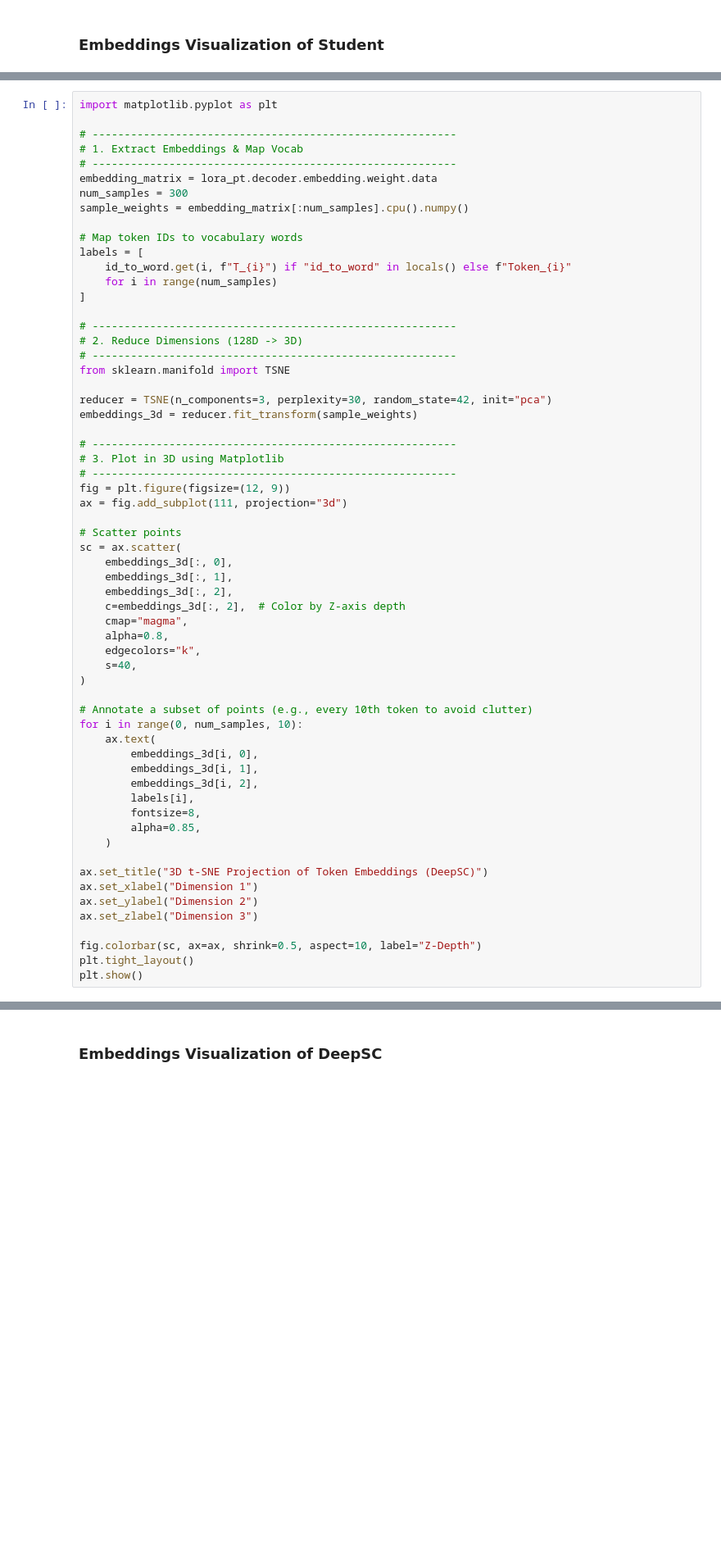
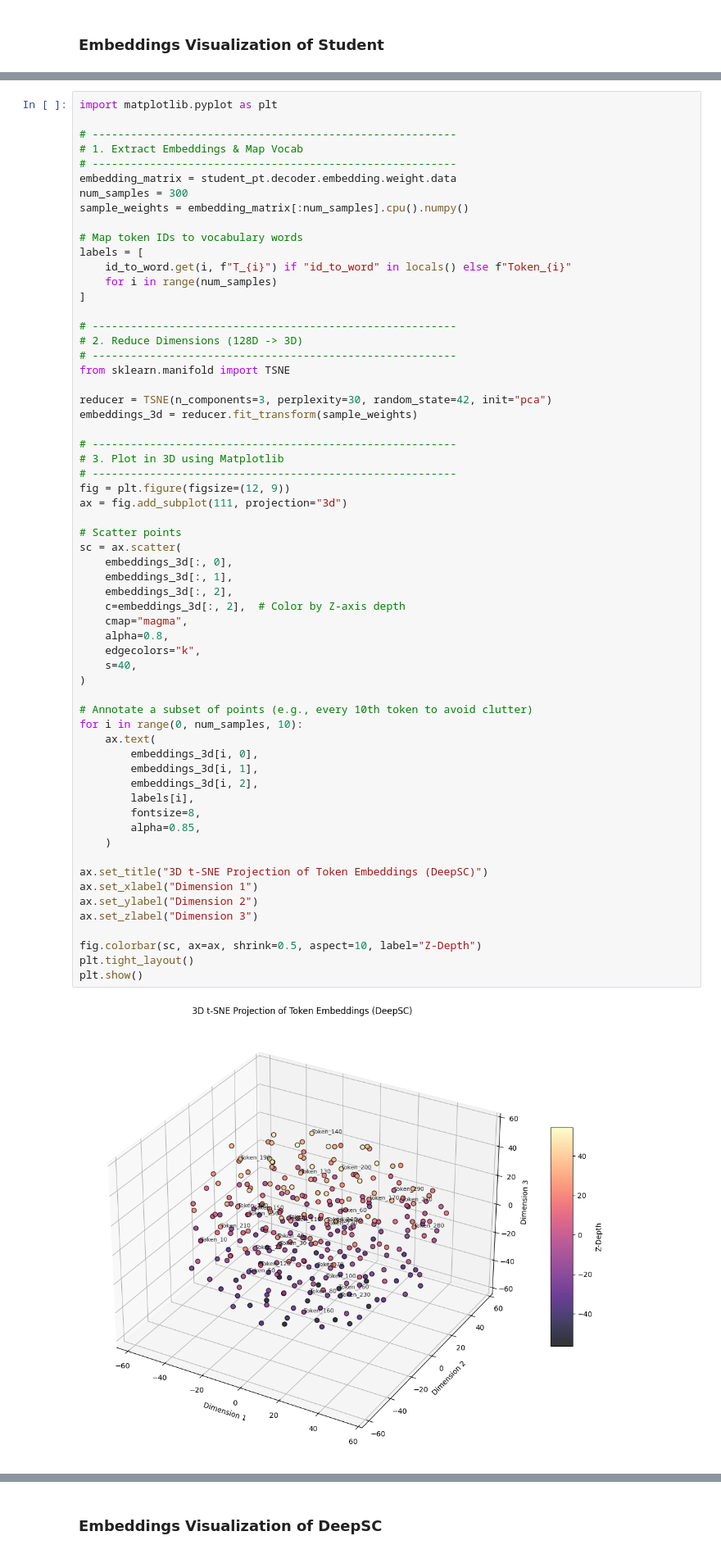
Before and after one commit to pesqSC/DeepSC, a Jupyter notebook: test_BPE.ipynb, the cells around one changed output, grey strips where cells are left out. Shown at 82% size. Drawn from its saved outputs; the diff is of its cells as text; blank space fills up the shorter version.

```diff
--- a/test_BPE.ipynb
+++ b/test_BPE.ipynb
@@ -1402,7 +1426,7 @@ import matplotlib.pyplot as plt
 # ---------------------------------------------------------
 # 1. Extract Embeddings & Map Vocab
 # ---------------------------------------------------------
-embedding_matrix = lora_pt.decoder.embedding.weight.data
+embedding_matrix = student_pt.decoder.embedding.weight.data
 num_samples = 300
 sample_weights = embedding_matrix[:num_samples].cpu().numpy()
 
@@ -1430,31 +1454,33 @@ ax = fig.add_subplot(111, projection="3d")
 sc = ax.scatter(
     embeddings_3d[:, 0],
     embeddings_3d[:, 1],
     embeddings_3d[:, 2],
     c=embeddings_3d[:, 2],  # Color by Z-axis depth
     cmap="magma",
     alpha=0.8,
     edgecolors="k",
     s=40,
 )
 
 # Annotate a subset of points (e.g., every 10th token to avoid clutter)
 for i in range(0, num_samples, 10):
     ax.text(
         embeddings_3d[i, 0],
         embeddings_3d[i, 1],
         embeddings_3d[i, 2],
         labels[i],
         fontsize=8,
         alpha=0.85,
     )
 
 ax.set_title("3D t-SNE Projection of Token Embeddings (DeepSC)")
 ax.set_xlabel("Dimension 1")
 ax.set_ylabel("Dimension 2")
 ax.set_zlabel("Dimension 3")
 
 fig.colorbar(sc, ax=ax, shrink=0.5, aspect=10, label="Z-Depth")
 plt.tight_layout()
 plt.show()
+# %% [output]
+[figure, added]
 # %%
```
Also changed, not shown: parts of 17 cells of this notebook.
